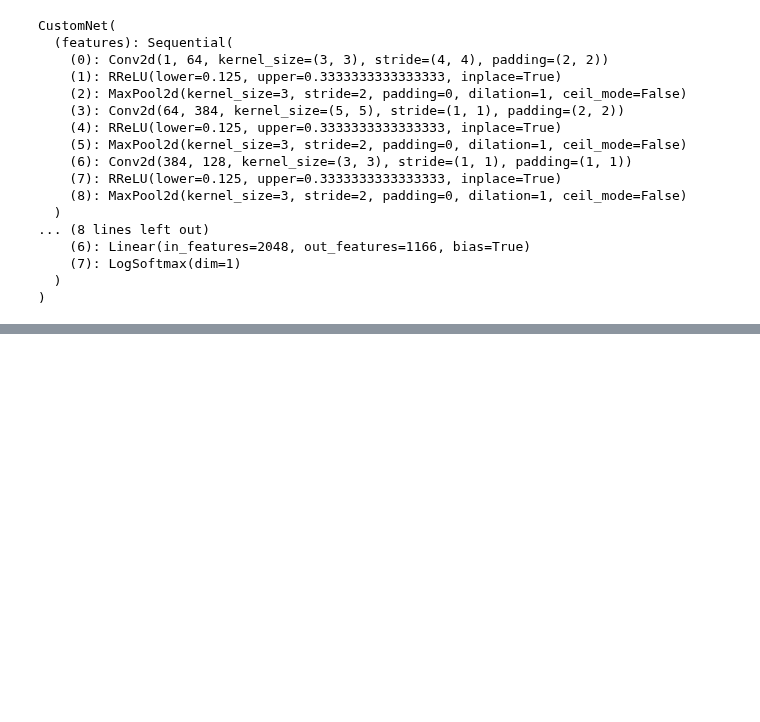
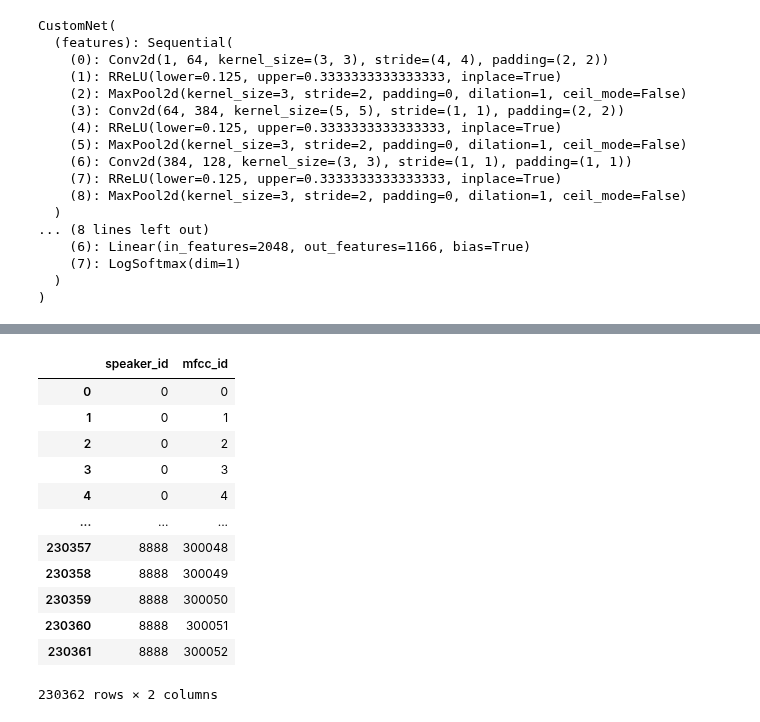
Before and after one commit to renzo-b/audio-speaker-recognition, a Jupyter notebook: notebooks/speaker_verification_librispeech_other.ipynb, the cells around one changed output, grey strips where cells are left out. Saved outputs shown, nothing was run; the diff lists cells and outputs as text; code cells hidden in the pictures; blank space fills up the shorter version.

```diff
--- a/notebooks/speaker_verification_librispeech_other.ipynb
+++ b/notebooks/speaker_verification_librispeech_other.ipynb
@@ -614,0 +617,5 @@ CustomNet(
+# %%
+speaker_mfcc_db, mfcc_channel_db = read_pickled_dataset("voxceleb_with_sinisa")
+speaker_mfcc_db = speaker_mfcc_db.reset_index(drop=True)
+#mfcc_channel_db = mfcc_channel_db.reset_index(drop=True)
+# options: "librispeech-train-clean-100", "librispeech-train-other-500", "librispeech-mixed", "voxceleb1identification-4s", "voxceleb_with_sinisa"
@@ -614,0 +671,16 @@ CustomNet(
+# %%
+speaker_mfcc_db
+# %% [output]
+|  | speaker_id | mfcc_id |
+| 0 | 0 | 0 |
+| 1 | 0 | 1 |
+| 2 | 0 | 2 |
+| 3 | 0 | 3 |
+| 4 | 0 | 4 |
+| ... | ... | ... |
+| 230357 | 8888 | 300048 |
+| 230358 | 8888 | 300049 |
+| 230359 | 8888 | 300050 |
+| 230360 | 8888 | 300051 |
+| 230361 | 8888 | 300052 |
+230362 rows × 2 columns
```
Also changed, not shown: parts of 12 cells of this notebook, 1 other file.
